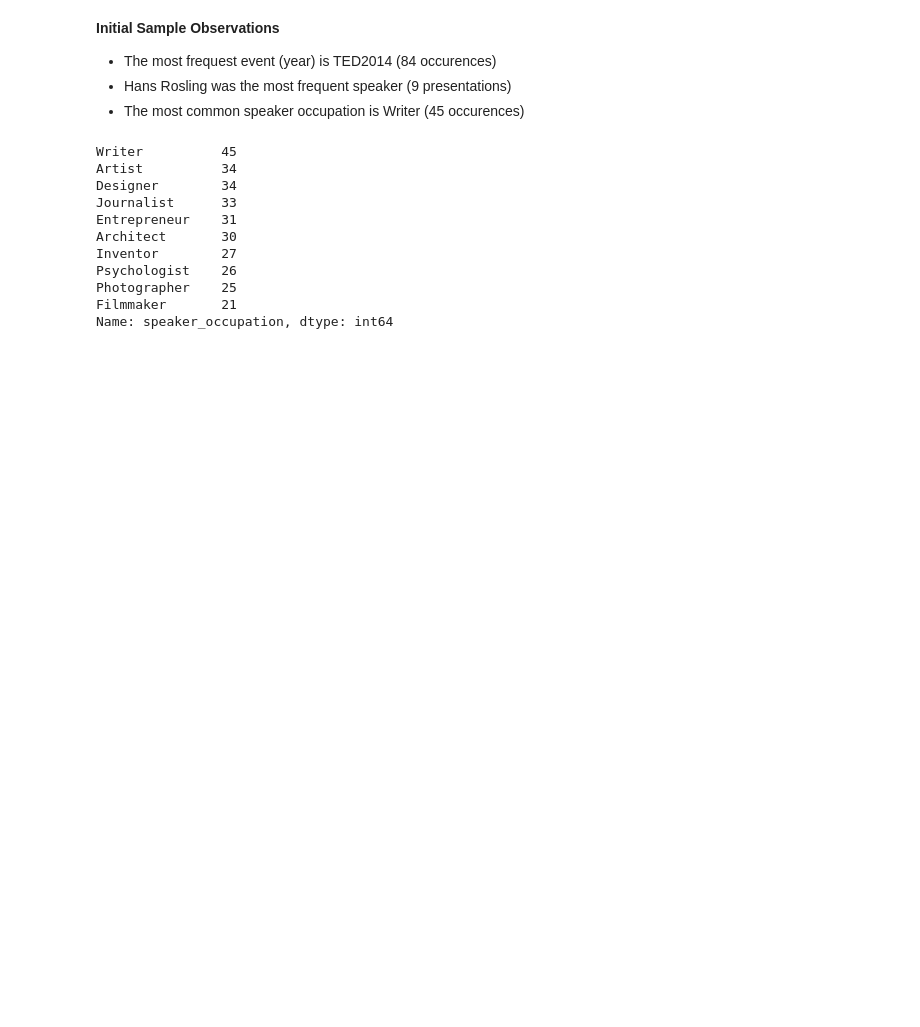
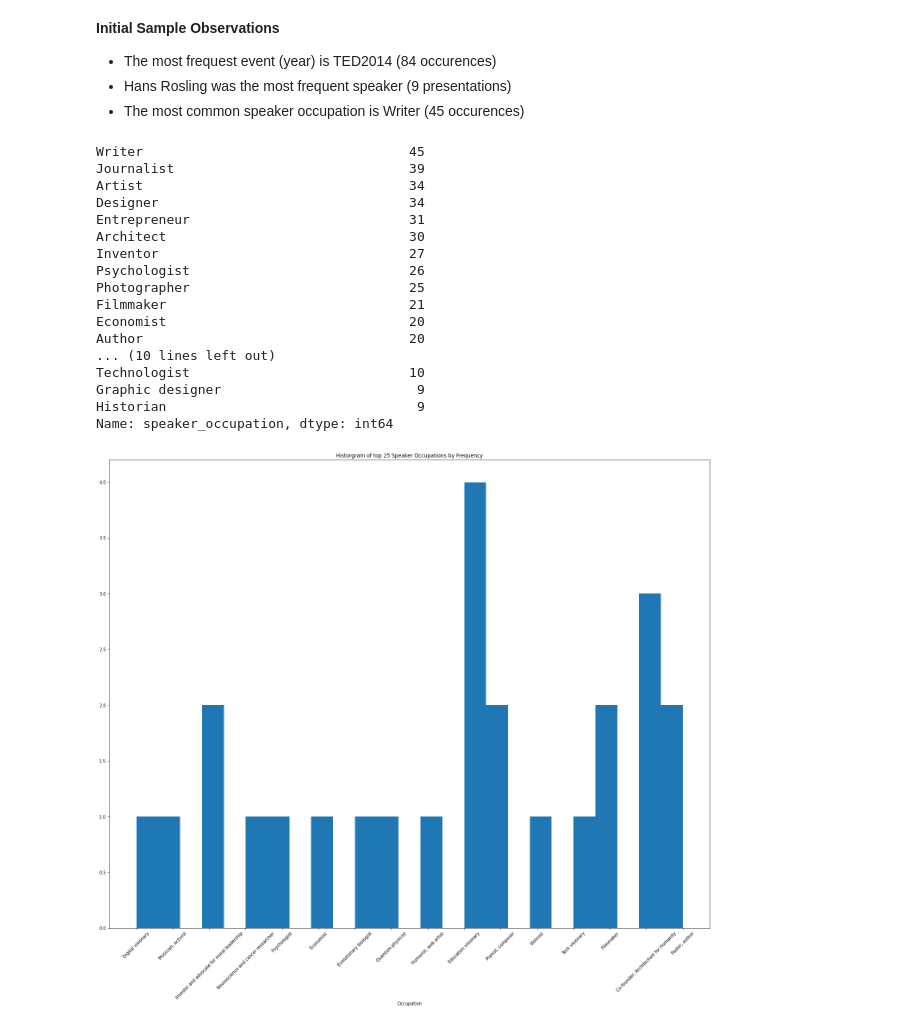
Before and after one commit to smeydell/Ted-Talk-NLP-Classification, a Jupyter notebook: Text NLP & Classification - Ted Talks.ipynb, the cells around one changed output. Drawn from its saved outputs; the diff is of its cells as text; code cells hidden in the pictures; blank space fills up the shorter version.

```diff
--- a/Text NLP & Classification - Ted Talks.ipynb
+++ b/Text NLP & Classification - Ted Talks.ipynb
@@ -173,16 +173,30 @@ df.describe(include = 'all').T
 - The most common speaker occupation is Writer (45 occurences)
 # %%
 # Inspect the top 10 speaker occupations
-df['speaker_occupation'].value_counts().head(10)
+df['speaker_occupation'].value_counts().head(25)
 # %% [output]
-Writer          45
-Artist          34
-Designer        34
-Journalist      33
-Entrepreneur    31
-Architect       30
-Inventor        27
-Psychologist    26
-Photographer    25
-Filmmaker       21
+Writer                                  45
+Journalist                              39
+Artist                                  34
+Designer                                34
+Entrepreneur                            31
+Architect                               30
+Inventor                                27
+Psychologist                            26
+Photographer                            25
+Filmmaker                               21
+Economist                               20
+Author                                  20
+... (10 lines left out)
+Technologist                            10
+Graphic designer                         9
+Historian                                9
 Name: speaker_occupation, dtype: int64
+# %%
+plt.figure(figsize = (25,20))
+plt.hist(df['speaker_occupation'][df['speaker_occupation'].value_counts().head(25)], bins = 25)
+plt.xticks(rotation = 45)
+plt.title('Historgram of top 25 Speaker Occupations by Frequency')
+plt.xlabel('Occupation');
+# %% [output]
+[figure, added]
```
Also changed, not shown: parts of 1 cell of this notebook.
